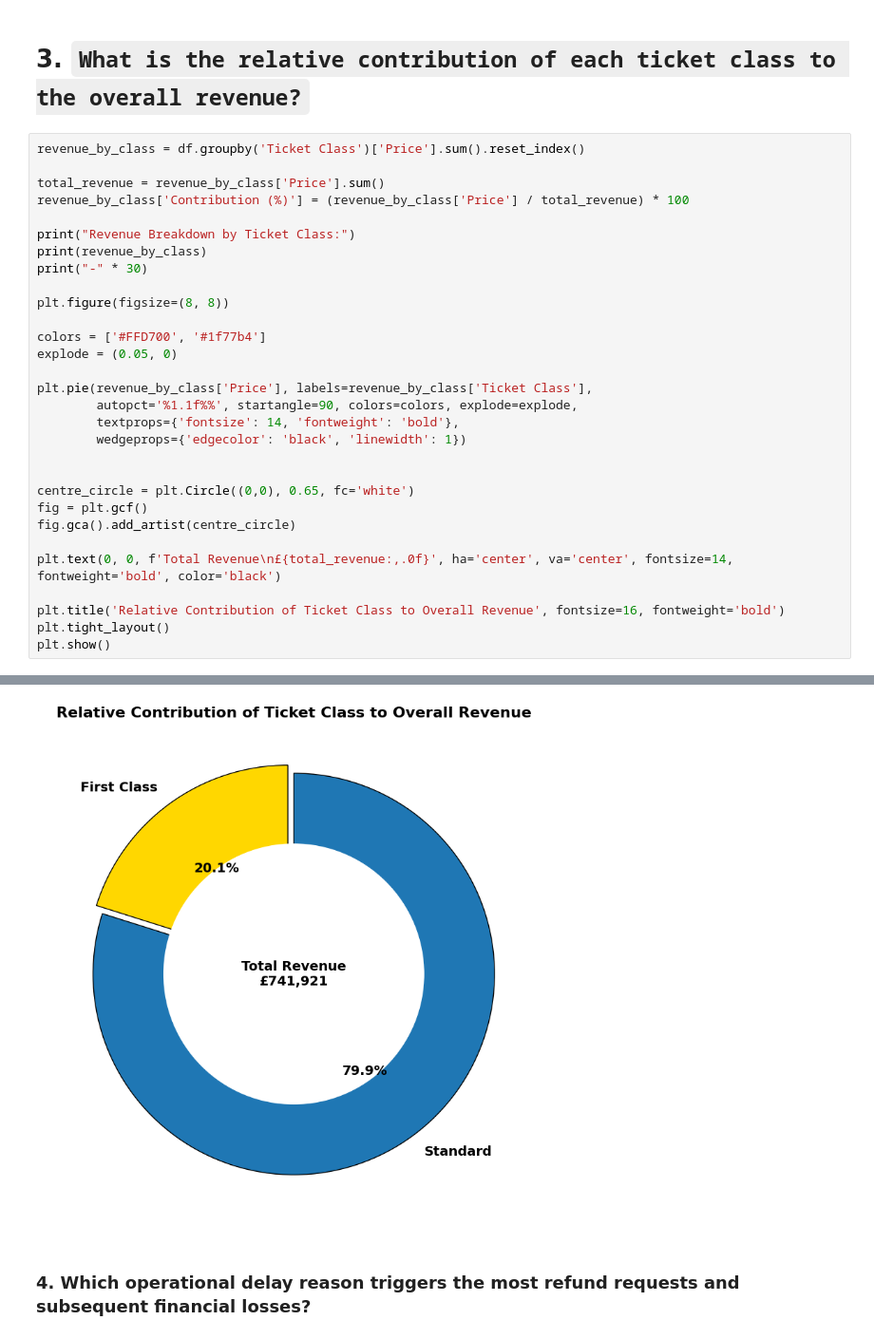
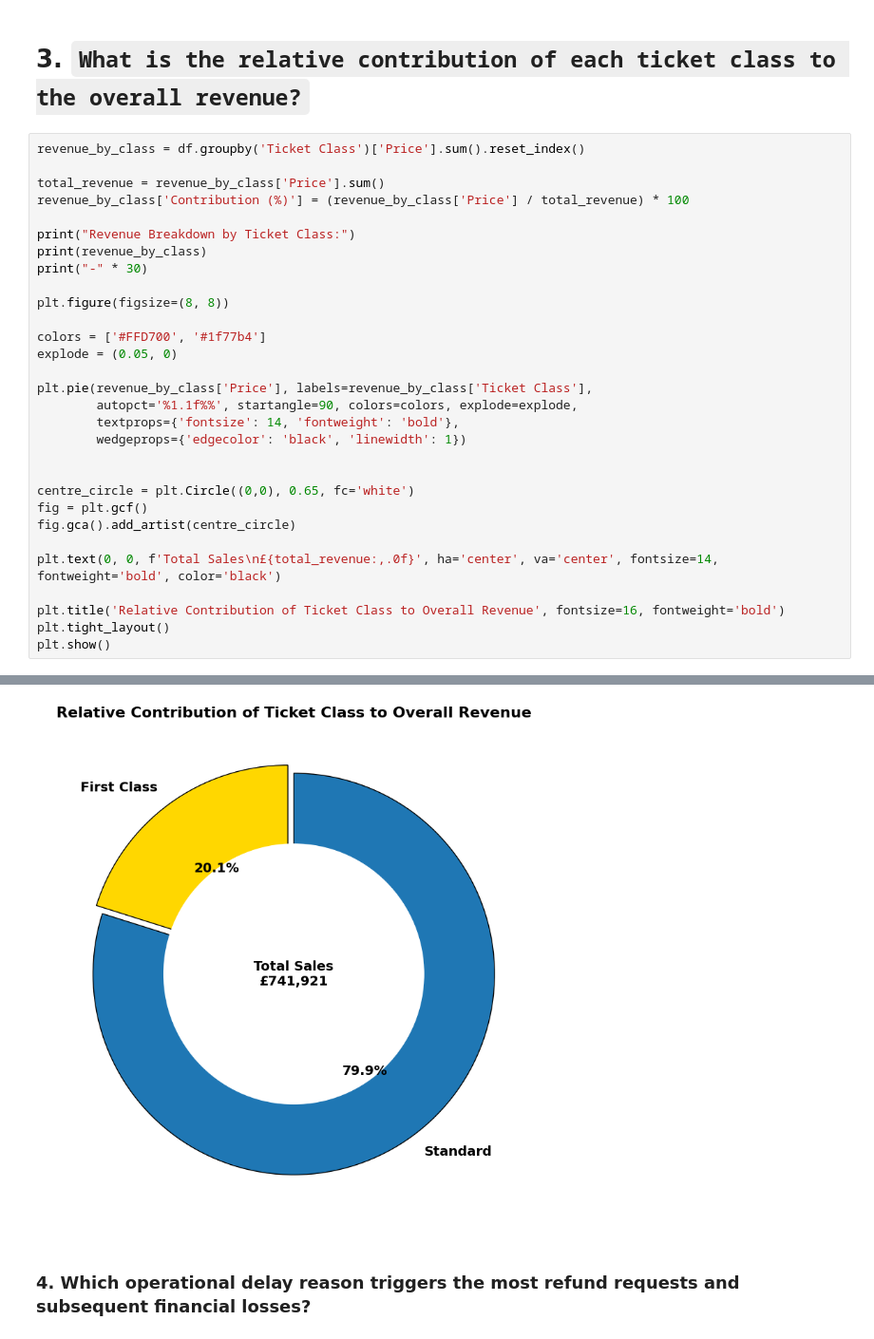
Before and after one commit to mszakii/DEPI-CAPSTONE, a Jupyter notebook: EDA.ipynb, the cells around one changed output, grey strips where cells are left out. Shown at 95% size. Cells and saved outputs as stored; diff of their text form.

```diff
--- a/EDA.ipynb
+++ b/EDA.ipynb
@@ -282,35 +282,35 @@ revenue_by_class['Contribution (%)'] = (revenue_by_class['Price'] / total_revenu
 
 print("Revenue Breakdown by Ticket Class:")
 print(revenue_by_class)
 print("-" * 30)
 
 plt.figure(figsize=(8, 8))
 
 colors = ['#FFD700', '#1f77b4']
 explode = (0.05, 0)
 
 plt.pie(revenue_by_class['Price'], labels=revenue_by_class['Ticket Class'],
         autopct='%1.1f%%', startangle=90, colors=colors, explode=explode,
         textprops={'fontsize': 14, 'fontweight': 'bold'},
         wedgeprops={'edgecolor': 'black', 'linewidth': 1})
 
 
 centre_circle = plt.Circle((0,0), 0.65, fc='white')
 fig = plt.gcf()
 fig.gca().add_artist(centre_circle)
 
-plt.text(0, 0, f'Total Revenue\n£{total_revenue:,.0f}', ha='center', va='center', fontsize=14, fontweight='bold', color='black')
+plt.text(0, 0, f'Total Sales\n£{total_revenue:,.0f}', ha='center', va='center', fontsize=14, fontweight='bold', color='black')
 
 plt.title('Relative Contribution of Ticket Class to Overall Revenue', fontsize=16, fontweight='bold')
 plt.tight_layout()
 plt.show()
 # %% [output]
 Revenue Breakdown by Ticket Class:
   Ticket Class   Price  Contribution (%)
 0  First Class  149399          20.13678
 1     Standard  592522          79.86322
 ------------------------------
-[figure, old version]
+[figure, new version]
 # %% [markdown]
 ### 4. Which operational delay reason triggers the most refund requests and subsequent financial losses?
 # %%
```
Also changed, not shown: parts of 13 cells of this notebook, 1 other file.
